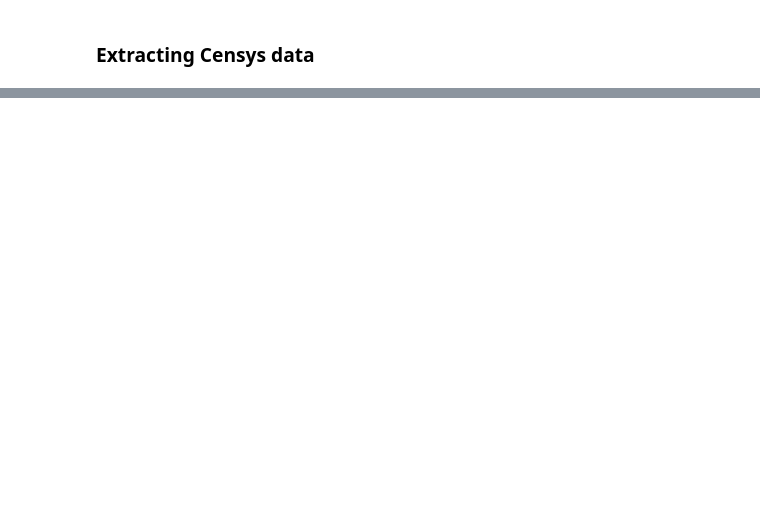
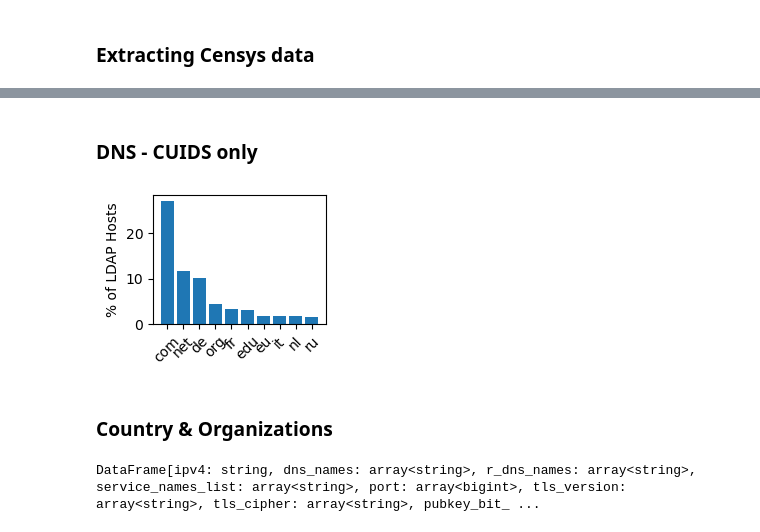
Before and after one commit to internettransparency/ldap-sequel, a Jupyter notebook: notebooks/analysis.ipynb, the cells around one changed output, grey strips where cells are left out. Cells and saved outputs as stored; diff of their text form; code cells hidden in the pictures; blank space fills up the shorter version.

```diff
--- a/notebooks/analysis.ipynb
+++ b/notebooks/analysis.ipynb
@@ -235,0 +451,13 @@ exploded_df.show()
+# %%
+try:
+    censys_compact_df.unpersist()
+except:
+    pass
+
+dfs = [df for df in CENSYS_TS_DICT.values()]
+
+censys_compact_df = dfs[0].unionByName(dfs[1])
+for i in range(2, len(dfs)):
+    censys_compact_df = censys_compact_df.unionByName(dfs[i])
+
+censys_compact_df.persist()
@@ -237,0 +824,37 @@ for df in CENSYS_TS_DICT.values():
+# %% [markdown]
+### DNS - CUIDS only
+# %%
+def get_tld(domain):
+    return tldextract.extract(domain).suffix
+
+get_tld_udf = psf.udf(get_tld, StringType())
+
+censys_df.persist()
+ldap_dns_df = censys_df.filter((psf.col("dns_name").isNotNull()) & (psf.col("dns_name") != ""))
+ldap_dns_df = ldap_dns_df.withColumn("fdns_tlds", get_tld_udf(psf.col("dns_name")))
+
+ldap_dns_pdf = ldap_dns_df.groupBy("fdns_tlds").count().sort(psf.col("count").desc()).toPandas()
+total = ldap_dns_pdf["count"].sum()
+ldap_dns_pdf["percentage"] = round(ldap_dns_pdf["count"] / total * 100, 2)
+ldap_dns_pdf.to_csv("../dataset/processing/censys_ldap_dns.csv")
+# %%
+try:
+    ldap_dns_pdf
+except NameError:
+    ldap_dns_pdf = pd.read_csv("../dataset/processing/censys_ldap_dns.csv", index_col=0)
+
+top_tlds = ldap_dns_pdf.head(10)
+fig, ax = plt.subplots(figsize=(2.5,2))
+ax.set_xticks(range(len(top_tlds["fdns_tlds"])))
+ax.set_xticklabels(top_tlds["fdns_tlds"], rotation=45)
+#plt.yticks(rotation=0)
+ax.bar(top_tlds['fdns_tlds'], top_tlds['percentage'])
+ax.set_ylabel('% of LDAP Hosts')
+#ax.set_xlabel('TLD')
+#ax.set_title('% of LDAP Hosts\nper TLD - CUIDS')
+fig.savefig("output/ldap_tld.pdf", dpi=300, bbox_inches='tight')
+fig.show()
+# %% [output]
+[figure, added]
+# %% [markdown]
+### Country & Organizations
@@ -237,0 +864,16 @@ for df in CENSYS_TS_DICT.values():
+# %%
+censys_compact_df.persist()
+
+country_pdf = censys_compact_df.groupBy("country").count().sort(psf.col("count").desc()).toPandas()
+total = country_pdf["count"].sum()
+country_pdf["percentage"] = round(country_pdf["count"] / total * 100, 2)
+country_pdf.to_csv("../dataset/censys/processing/censys_country.csv")
+
+org_pdf = censys_compact_df.groupBy("org").count().sort(psf.col("count").desc()).toPandas()
+total = org_pdf["count"].sum()
+org_pdf["percentage"] = round(org_pdf["count"] / total * 100, 2)
+org_pdf.to_csv("../dataset/censys/processing/censys_org.csv")
+
+censys_compact_df.unpersist()
+# %% [output]
+DataFrame[ipv4: string, dns_names: array<string>, r_dns_names: array<string>, service_names_list: array<string>, port: array<bigint>, tls_version: array<string>, tls_cipher: array<string>, pubkey_bit_ ...
```
Also changed, not shown: parts of 76 cells of this notebook, 11 other files.
